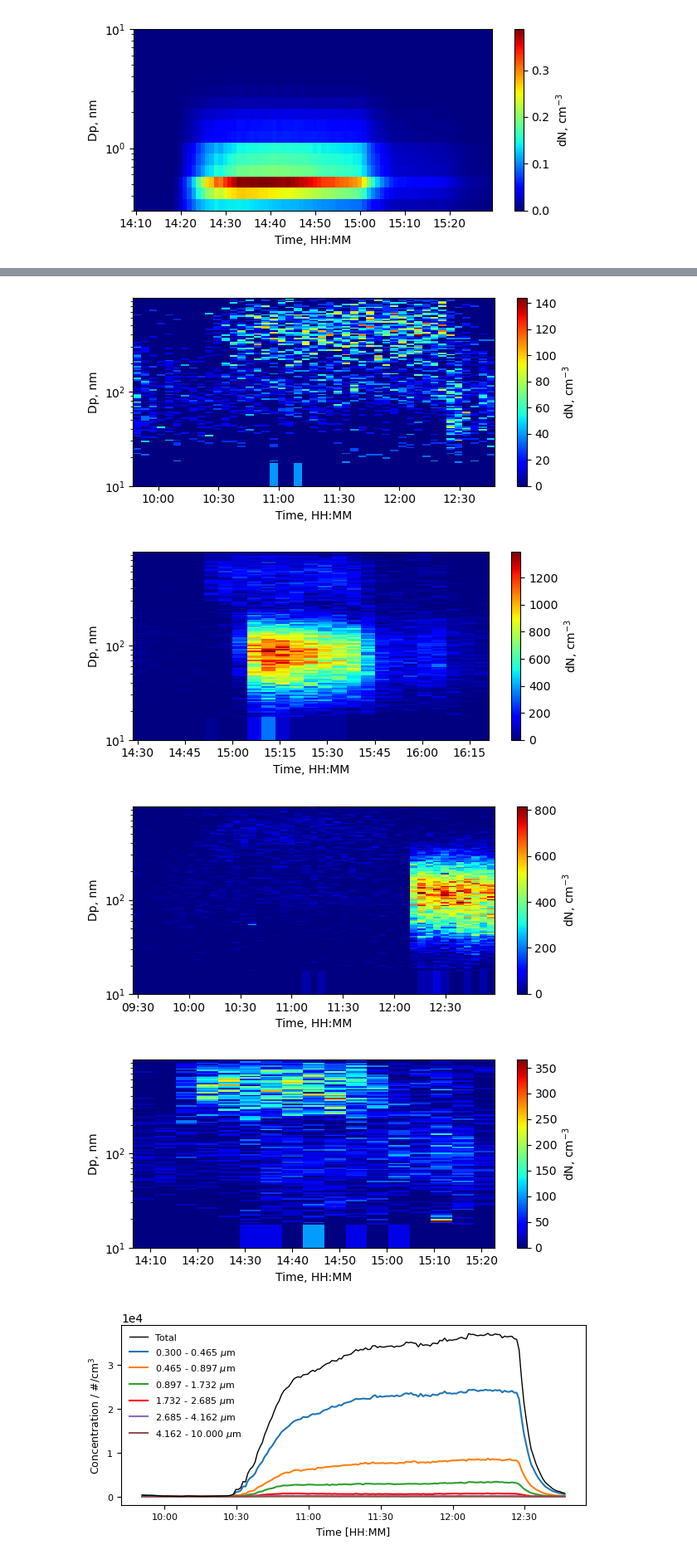
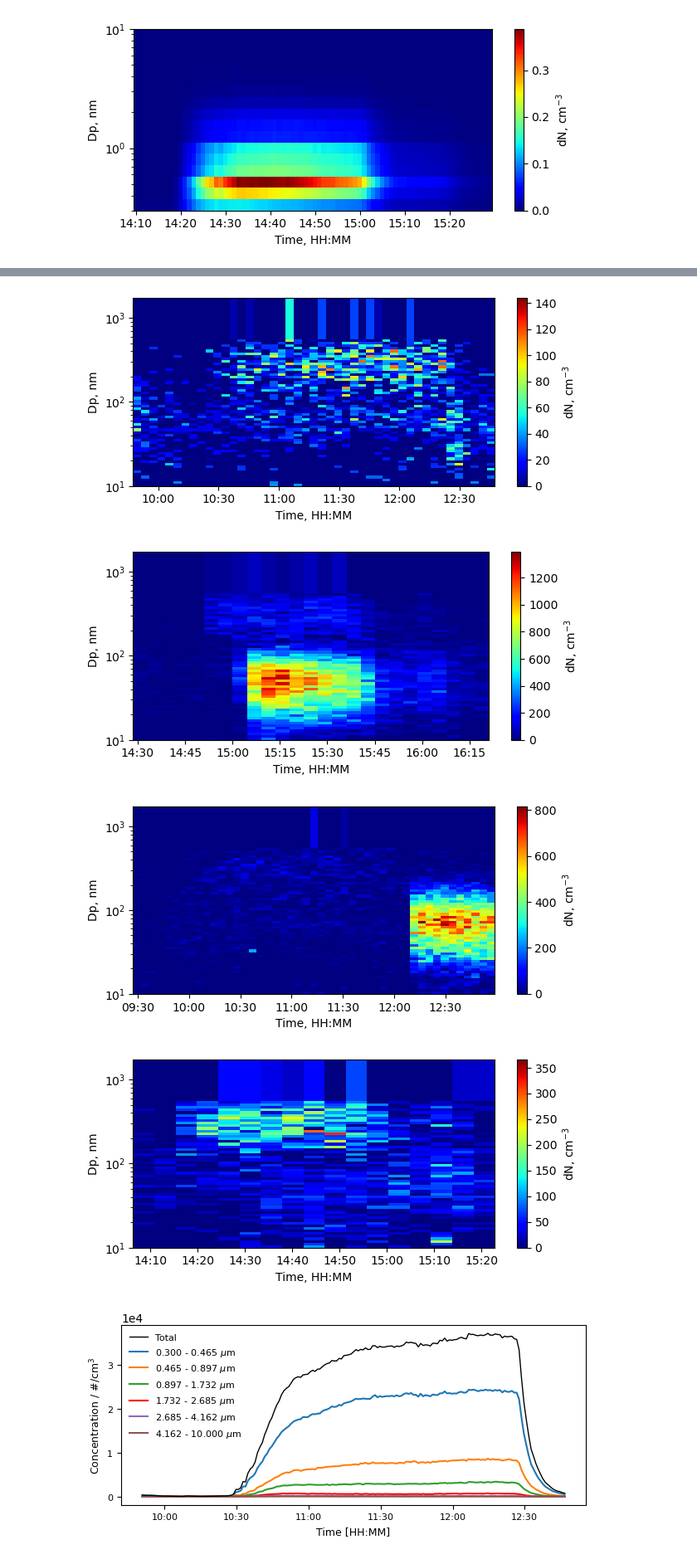
Before and after one commit to Normann25/Master-thesis, a Jupyter notebook: Lund Brake Wear/Timeseries.ipynb, the cells around one changed output, grey strips where cells are left out. Shown: that part at 83% size. Cells and saved outputs as stored; diff of their text form; code cells hidden in the pictures.

```diff
--- a/Lund Brake Wear/Timeseries.ipynb
+++ b/Lund Brake Wear/Timeseries.ipynb
@@ -27,4 +14,10 @@ Failed to read file with separation: ,
 # %%
+parent_path = '../../../../'
+path = 'L:/PG-Nanoteknologi/PROJEKTER/2024 Laura og Nan/Lund/'
+
+SMPS = read_SMPS(path, parent_path, [0, 0])
+OPS_APS = read_OPS(path, parent_path)
+
 NS_dict_keys = ['2024-10-15_NanoScan', '2024-10-16_NanoScan', '2024-10-17_NanoScan']
 NS_bins = SMPS['2024-10-21_NanoScan'].keys()[3:16].to_list()
 
@@ -37,3 +30,6 @@ for key in NS_dict_keys:
         df[bin] = df[bin] - NS_bg_mean[i]
 
     SMPS[key] = df
+
+for key in OPS_APS['20241016_APS'].keys()[4:56]:
+    OPS_APS['20241016_APS'][key] = pd.to_numeric(OPS_APS['20241016_APS'][key]) * 1000
@@ -40,3 +43,12 @@ for key in NS_dict_keys:
+# %%
+def bin_edges(d_min, bin_mid):
+    bins_list = [d_min]
+
+    for i, bin in enumerate(bin_mid):
+        bin_max = bin**2 / bins_list[i]
+        bins_list.append(bin_max)
+
+    return bins_list
 # %%
 timestamps_wBG = [['2024-10-16 09:50:00', '2024-10-16 12:50:00'],
                   ['2024-10-16 14:30:00', '2024-10-16 16:30:00'],
@@ -69,10 +81,12 @@ for i, key in enumerate(OPS_dict_keys):
 [figure]
 # %%
 NanoScan_dict_keys = ['2024-10-16_NanoScan', '2024-10-16_NanoScan', '2024-10-17_NanoScan', '2024-10-17_NanoScan']
-NanoScan_bin_mean = [10]
+NanoScan_bin_mean = []
 for key in SMPS['2024-10-16_NanoScan'].keys()[3:16]:
     NanoScan_bin_mean.append(float(key))
 NanoScan_Bins = SMPS['2024-10-16_NanoScan'].keys()[3:16].to_list()
+
+NanoScan_cut_point = bin_edges(10, NanoScan_bin_mean)
 
 for i, key in enumerate(NanoScan_dict_keys):
     exp_number = i + 1
@@ -80,7 +94,7 @@ for i, key in enumerate(NanoScan_dict_keys):
 
     fig, ax = plt.subplots(figsize = (6.3, 3))
 
-    plot_timeseries(fig, ax, SMPS[key], NanoScan_Bins, NanoScan_bin_mean, 'number', timestamps_wBG[i])
+    plot_timeseries(fig, ax, SMPS[key], NanoScan_Bins, NanoScan_cut_point, 'number', timestamps_wBG[i])
 
     fig.tight_layout()
     fig.savefig(name, dpi = 600)
@@ -93,15 +107,16 @@ for i, key in enumerate(NanoScan_dict_keys):
 # %%
 APS_dict_keys = ['20241016_APS_2_exp', '20241017_APS', '20241017_APS']
 APS_bins = OPS_APS['20241016_APS'].keys()[4:56].to_list()
-APS_bin_mean = [0.5, 0.523]
+APS_bin_mean = [0.523]
 for key in OPS_APS['20241016_APS'].keys()[5:56]:
     APS_bin_mean.append(float(key))
+APS_cut_point = bin_edges(0.500, APS_bin_mean)
 
 name = 'APS_timeseries_Exp1.png'
 
 fig, ax = plt.subplots(figsize = (6.3, 3))
 
-plot_timeseries(fig, ax, OPS_APS['20241016_APS'], APS_bins, APS_bin_mean, 'mass', timestamps_wBG[0])
+plot_timeseries(fig, ax, OPS_APS['20241016_APS'], APS_bins, APS_cut_point, 'mass', timestamps_wBG[0])
 
 fig.tight_layout()
 fig.savefig(name, dpi = 600)
@@ -113,7 +128,7 @@ for i, key in enumerate(APS_dict_keys):
 
     fig, ax = plt.subplots(figsize = (6.3, 3))
 
-    plot_timeseries(fig, ax, OPS_APS[key], APS_bins, APS_bin_mean, 'number', timestamps_wBG[i+1])
+    plot_timeseries(fig, ax, OPS_APS[key], APS_bins, APS_cut_point, 'number', timestamps_wBG[i+1])
 
     fig.tight_layout()
     fig.savefig(name, dpi = 600)
@@ -126,26 +141,27 @@ for i, key in enumerate(APS_dict_keys):
 # %%
 SMPS_dict_keys = ['20241016_SMPS', '20241016_SMPS_2_exp', '20241017_SMPS', '20241017_SMPS']
 SMPS_bins = SMPS['20241016_SMPS'].keys()[83:196].to_list()
-SMPS_bin_mean = [10]
+SMPS_bin_mean = []
 for key in SMPS['20241016_SMPS'].keys()[83:196]:
     SMPS_bin_mean.append(float(key))
+SMPS_cut_point = bin_edges(10, SMPS_bin_mean)
 
 for i, key in enumerate(SMPS_dict_keys):
     exp_number = i + 1
     name = 'SMPS_timeseries_Exp' + str(exp_number) + '.png'
 
     fig, ax = plt.subplots(figsize = (6.3, 3))
 
-    plot_timeseries(fig, ax, SMPS[key], SMPS_bins, SMPS_bin_mean, 'number', timestamps_wBG[i])
+    plot_timeseries(fig, ax, SMPS[key], SMPS_bins, SMPS_cut_point, 'number', timestamps_wBG[i])
 
     fig.tight_layout()
     fig.savefig(name, dpi = 600)
     plt.show()
 # %% [output]
-[figure, old version]
+[figure, new version]
-[figure, old version]
+[figure, new version]
-[figure, old version]
+[figure, new version]
-[figure, old version]
+[figure, new version]
 # %%
 for i, key in enumerate(OPS_dict_keys):
     fig_name = 'OPS_total_' + key + '.png'
```
Also changed, not shown: parts of 4 cells of this notebook, 12 other files.
